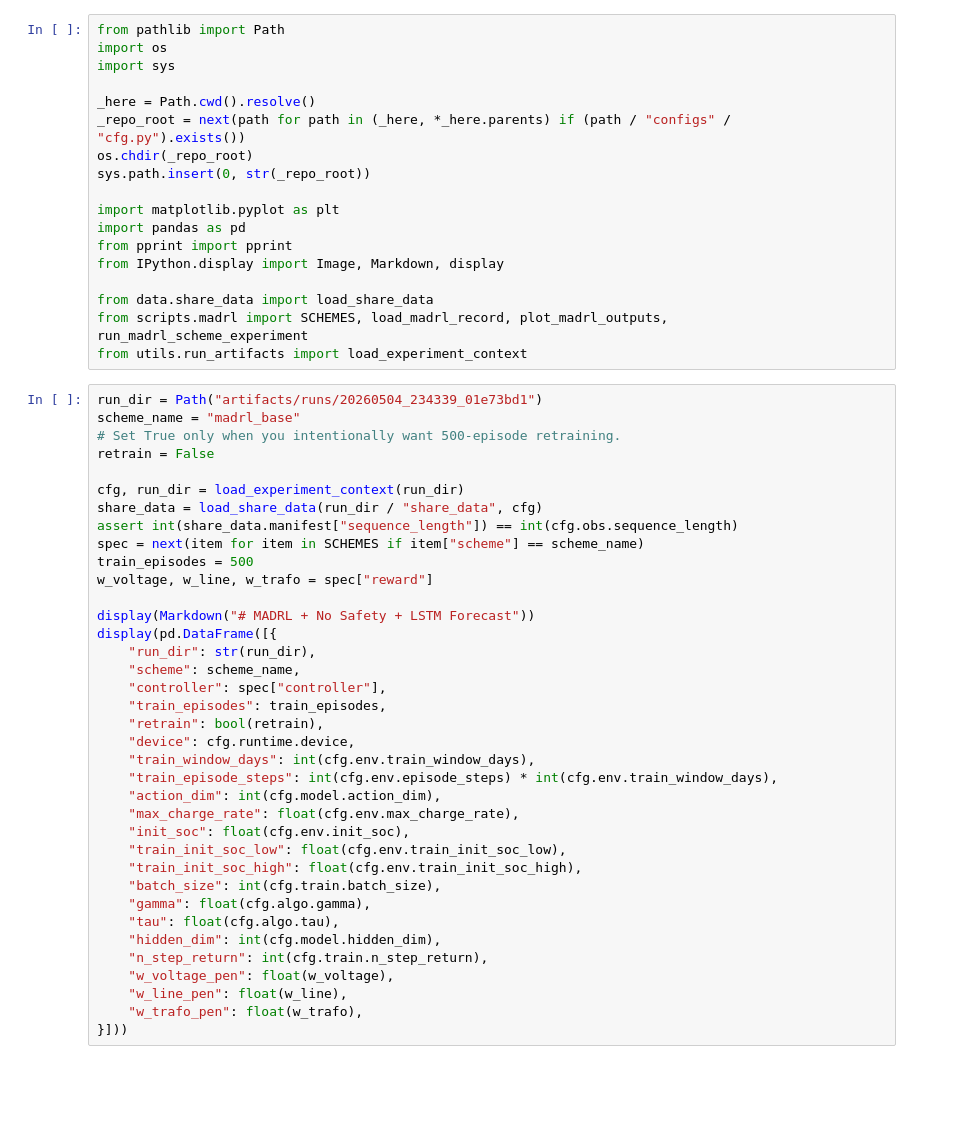
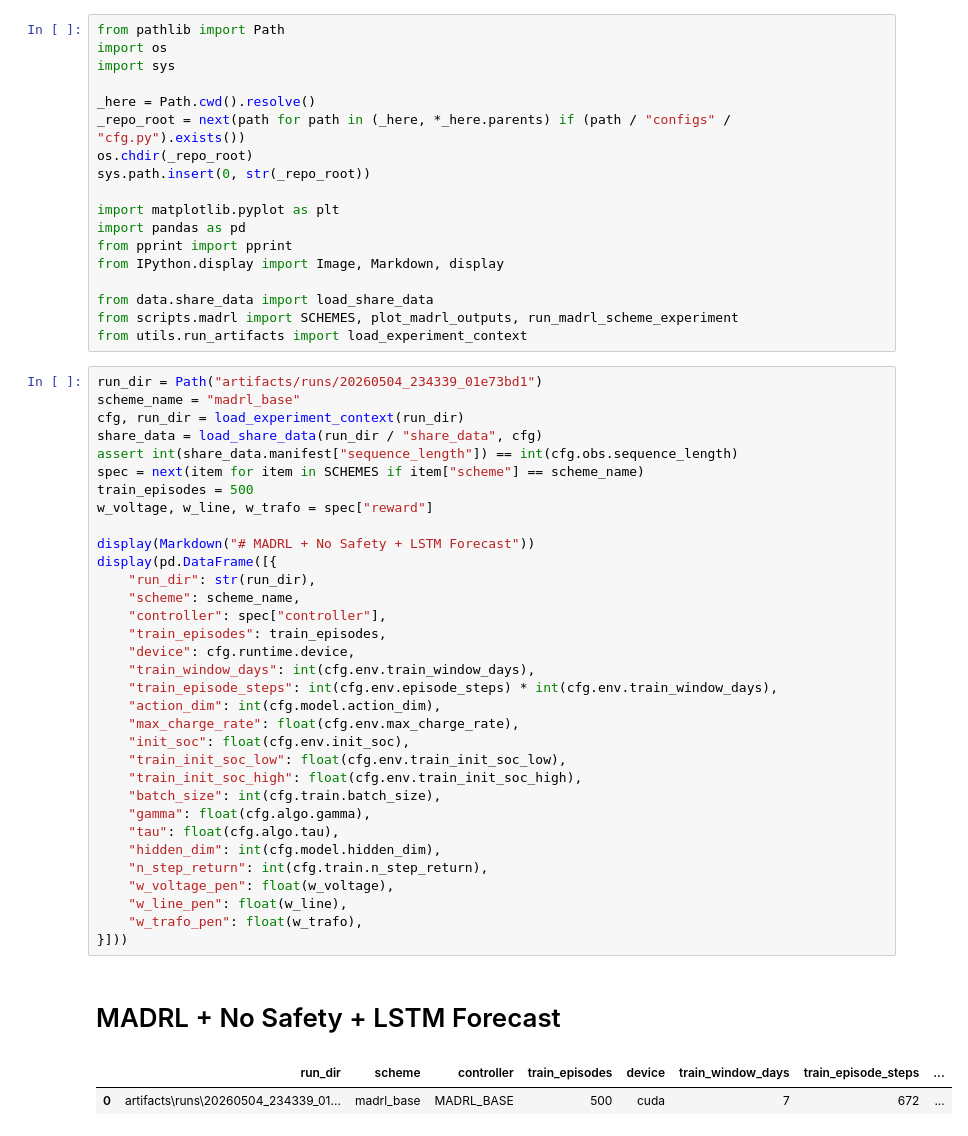
Before and after one commit to wenyuxin-00/MADRL_ESS, a Jupyter notebook: notebooks/madrl_base.ipynb, the cells around one changed output. Drawn from its saved outputs; the diff is of its cells as text; blank space fills up the shorter version.

```diff
--- a/notebooks/madrl_base.ipynb
+++ b/notebooks/madrl_base.ipynb
@@ -14,43 +14,43 @@ from pprint import pprint
 from IPython.display import Image, Markdown, display
 
 from data.share_data import load_share_data
-from scripts.madrl import SCHEMES, load_madrl_record, plot_madrl_outputs, run_madrl_scheme_experiment
+from scripts.madrl import SCHEMES, plot_madrl_outputs, run_madrl_scheme_experiment
 from utils.run_artifacts import load_experiment_context
 # %%
 run_dir = Path("artifacts/runs/20260504_234339_01e73bd1")
 scheme_name = "madrl_base"
-# Set True only when you intentionally want 500-episode retraining.
-retrain = False
-
 cfg, run_dir = load_experiment_context(run_dir)
 share_data = load_share_data(run_dir / "share_data", cfg)
 assert int(share_data.manifest["sequence_length"]) == int(cfg.obs.sequence_length)
 spec = next(item for item in SCHEMES if item["scheme"] == scheme_name)
 train_episodes = 500
 w_voltage, w_line, w_trafo = spec["reward"]
 
 display(Markdown("# MADRL + No Safety + LSTM Forecast"))
 display(pd.DataFrame([{
     "run_dir": str(run_dir),
     "scheme": scheme_name,
     "controller": spec["controller"],
     "train_episodes": train_episodes,
-    "retrain": bool(retrain),
     "device": cfg.runtime.device,
     "train_window_days": int(cfg.env.train_window_days),
     "train_episode_steps": int(cfg.env.episode_steps) * int(cfg.env.train_window_days),
     "action_dim": int(cfg.model.action_dim),
     "max_charge_rate": float(cfg.env.max_charge_rate),
     "init_soc": float(cfg.env.init_soc),
     "train_init_soc_low": float(cfg.env.train_init_soc_low),
     "train_init_soc_high": float(cfg.env.train_init_soc_high),
     "batch_size": int(cfg.train.batch_size),
     "gamma": float(cfg.algo.gamma),
     "tau": float(cfg.algo.tau),
     "hidden_dim": int(cfg.model.hidden_dim),
     "n_step_return": int(cfg.train.n_step_return),
     "w_voltage_pen": float(w_voltage),
     "w_line_pen": float(w_line),
     "w_trafo_pen": float(w_trafo),
 }]))
+# %% [output]
+# MADRL + No Safety + LSTM Forecast
+|  | run_dir | scheme | controller | train_episodes | device | train_window_days | train_episode_steps | ... |
+| 0 | artifacts\runs\20260504_234339_01... | madrl_base | MADRL_BASE | 500 | cuda | 7 | 672 | ... |
 # %%
```
Also changed, not shown: parts of 2 cells of this notebook, 35 other files.
